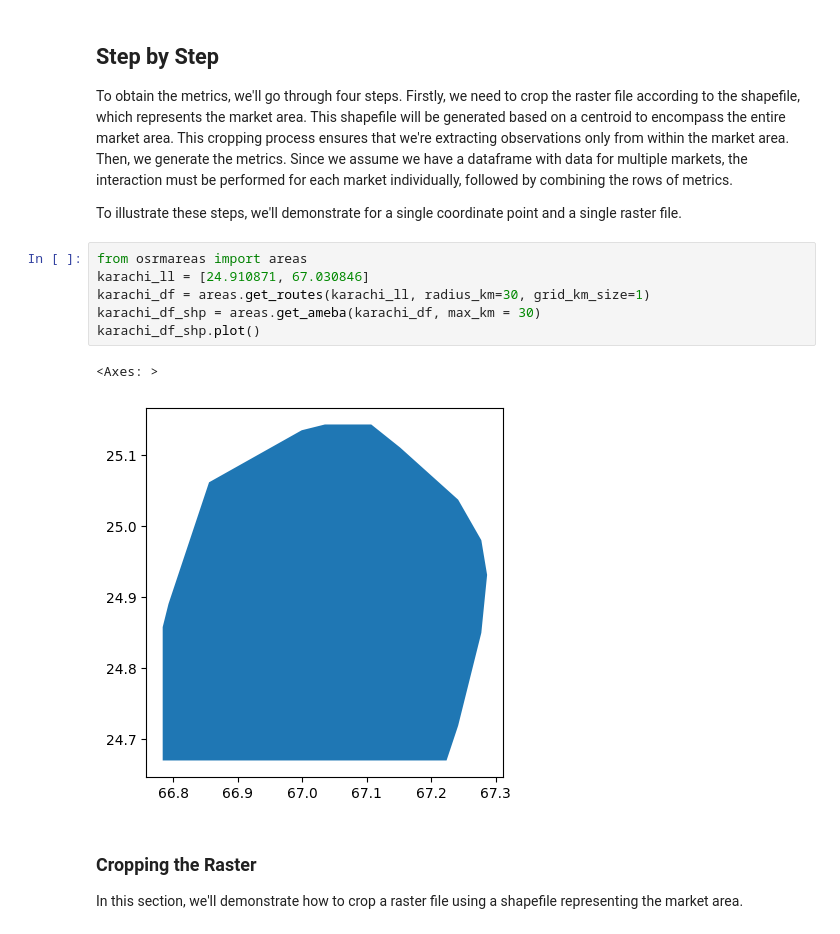
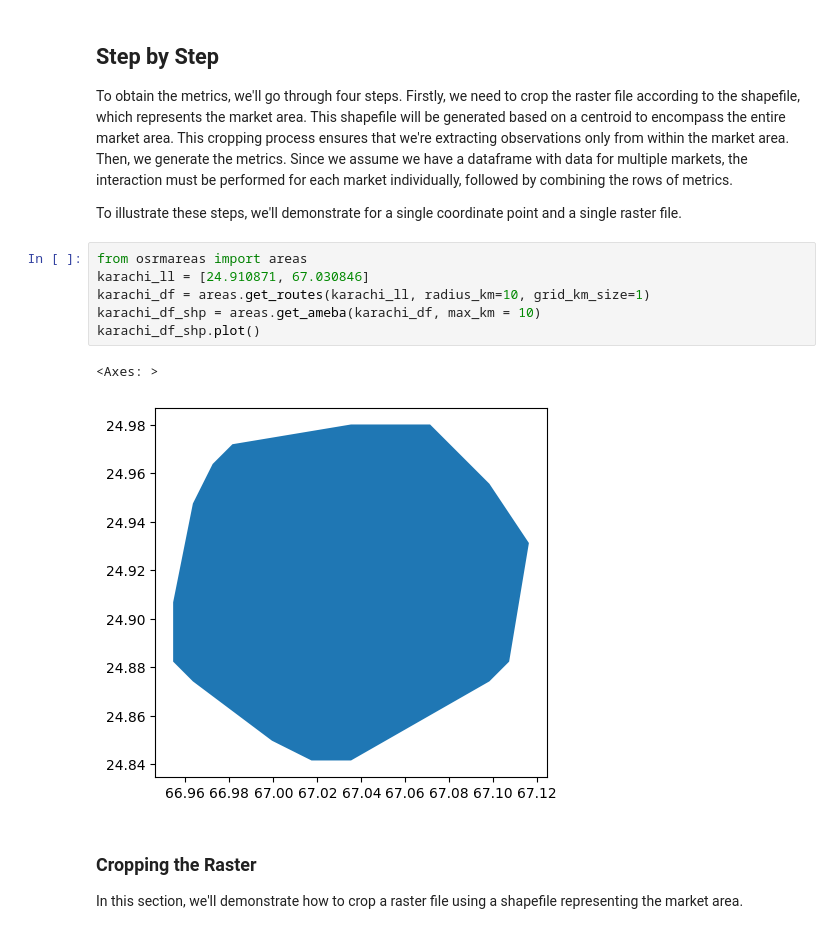
Before and after one commit to TJhon/python-raster-crop, a Jupyter notebook: tutorials/reference.ipynb, the cells around one changed output. Cells and saved outputs as stored; diff of their text form.

```diff
--- a/tutorials/reference.ipynb
+++ b/tutorials/reference.ipynb
@@ -265,12 +265,12 @@ To illustrate these steps, we'll demonstrate for a single coordinate point and a
 # %%
 from osrmareas import areas
 karachi_ll = [24.910871, 67.030846]
-karachi_df = areas.get_routes(karachi_ll, radius_km=30, grid_km_size=1)
-karachi_df_shp = areas.get_ameba(karachi_df, max_km = 30)
+karachi_df = areas.get_routes(karachi_ll, radius_km=10, grid_km_size=1)
+karachi_df_shp = areas.get_ameba(karachi_df, max_km = 10)
 karachi_df_shp.plot()
 # %% [output]
 <Axes: >
-[figure, old version]
+[figure, new version]
 # %% [markdown]
 <!--  -->
 ### Cropping the Raster
```
Also changed, not shown: parts of 4 cells of this notebook.
